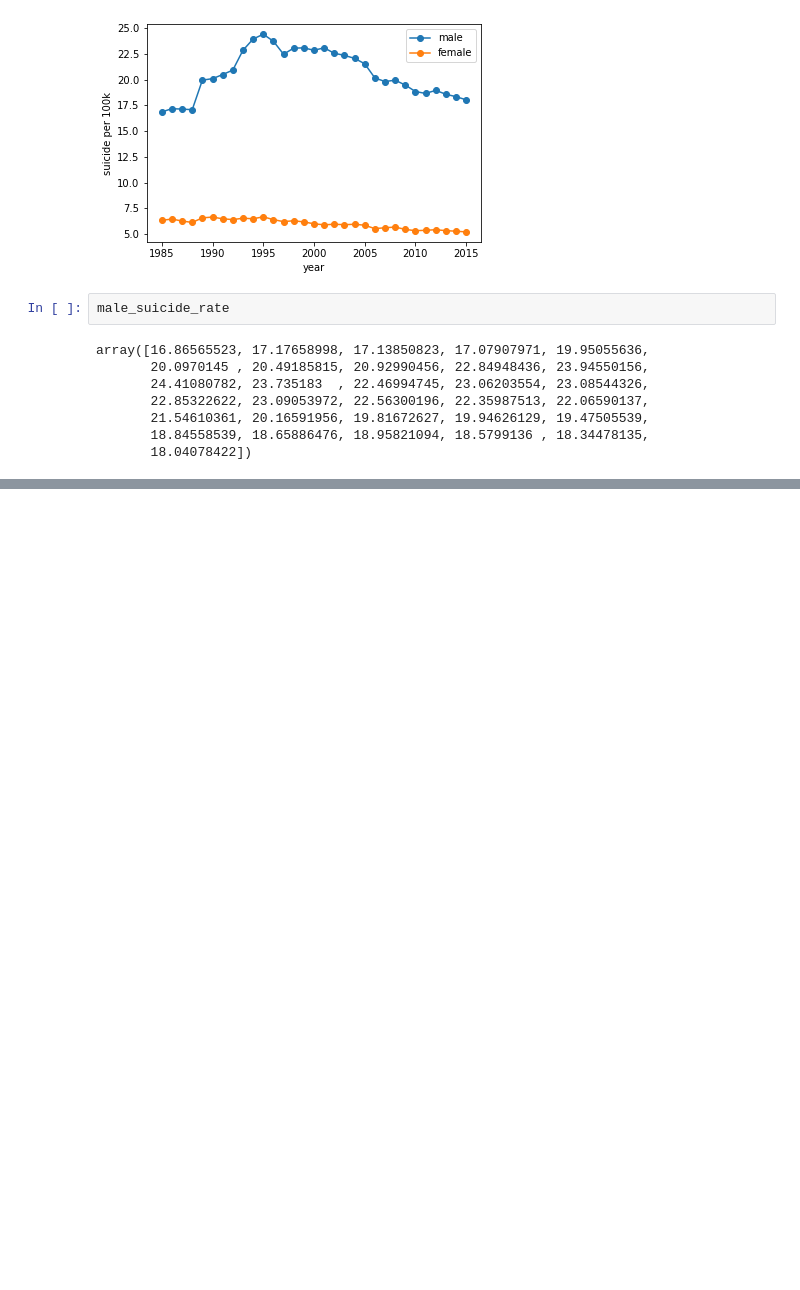
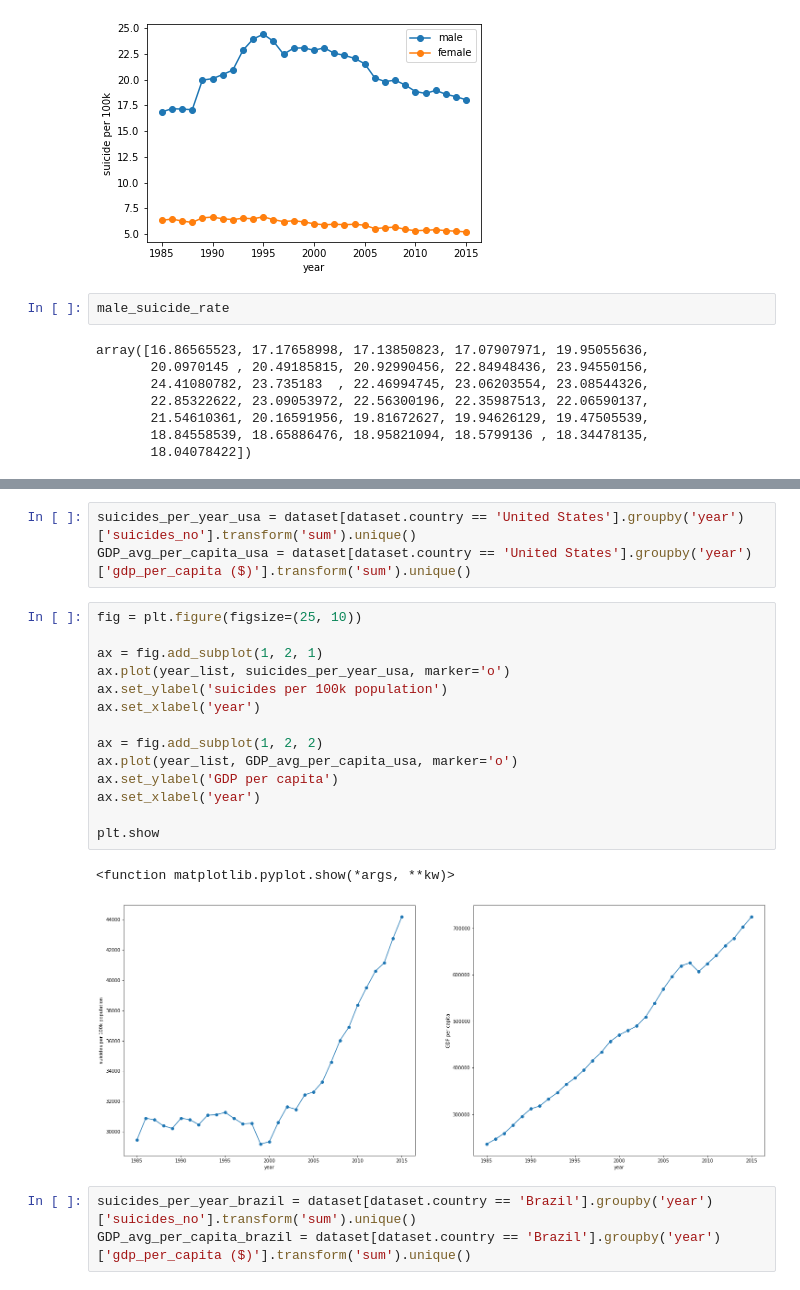
Before and after one commit to imran789924/Suicidal-data-EDA, a Jupyter notebook: understanding-suicide-cases.ipynb, the cells around one changed output, grey strips where cells are left out. Drawn from its saved outputs; the diff is of its cells as text; blank space fills up the shorter version.

```diff
--- a/understanding-suicide-cases.ipynb
+++ b/understanding-suicide-cases.ipynb
@@ -154,0 +397,23 @@ We can see that 1995 had huge suicide rate. This is very unnatural. Let's dig in
+# %%
+suicides_per_year_usa = dataset[dataset.country == 'United States'].groupby('year')['suicides_no'].transform('sum').unique()
+GDP_avg_per_capita_usa = dataset[dataset.country == 'United States'].groupby('year')['gdp_per_capita ($)'].transform('sum').unique()
+# %%
+fig = plt.figure(figsize=(25, 10))
+
+ax = fig.add_subplot(1, 2, 1)
+ax.plot(year_list, suicides_per_year_usa, marker='o')
+ax.set_ylabel('suicides per 100k population')
+ax.set_xlabel('year')
+
+ax = fig.add_subplot(1, 2, 2)
+ax.plot(year_list, GDP_avg_per_capita_usa, marker='o')
+ax.set_ylabel('GDP per capita')
+ax.set_xlabel('year')
+
+plt.show
+# %% [output]
+<function matplotlib.pyplot.show(*args, **kw)>
+[figure, added]
+# %%
+suicides_per_year_brazil = dataset[dataset.country == 'Brazil'].groupby('year')['suicides_no'].transform('sum').unique()
+GDP_avg_per_capita_brazil = dataset[dataset.country == 'Brazil'].groupby('year')['gdp_per_capita ($)'].transform('sum').unique()
```
Also changed, not shown: parts of 42 cells of this notebook.
